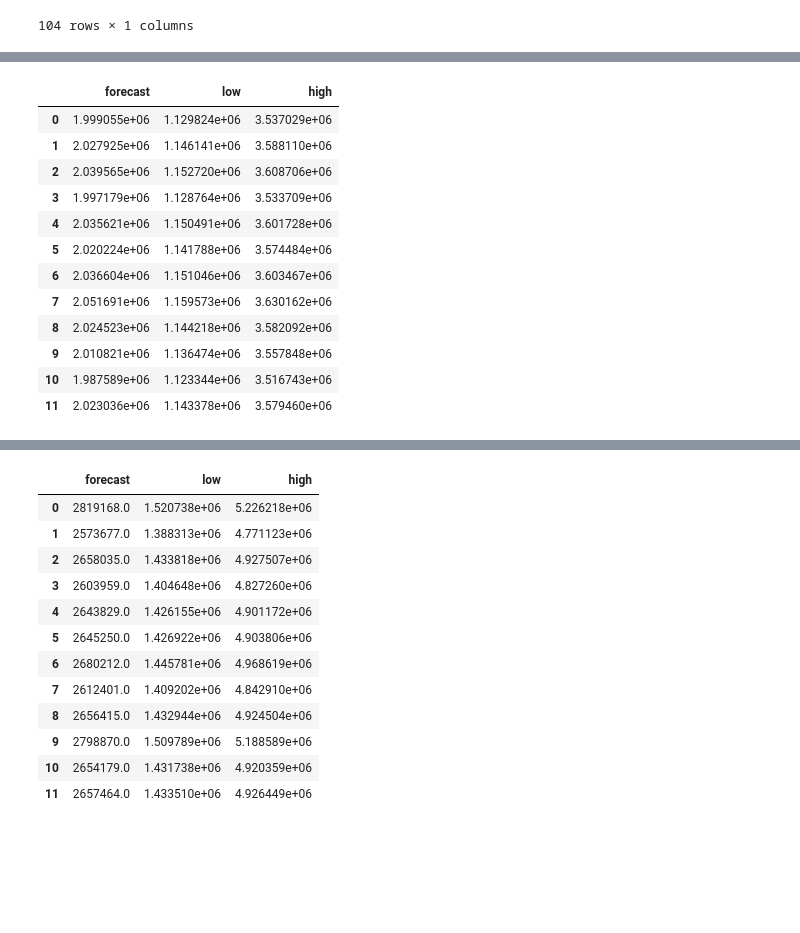
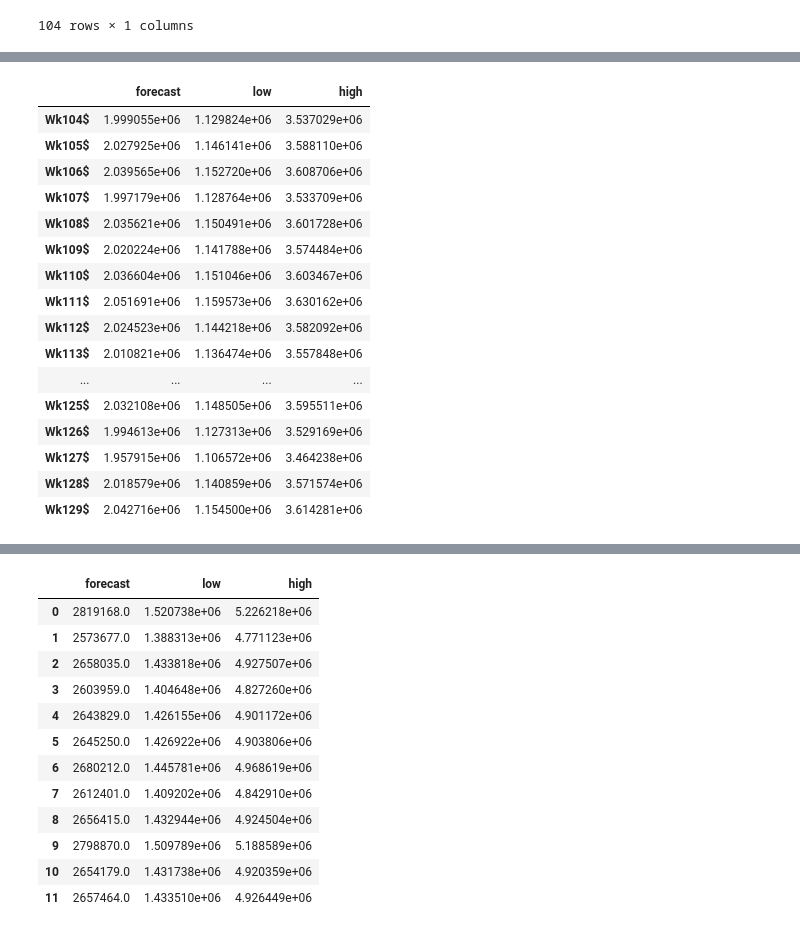
Before and after one commit to axpinkerton/various_kaggle, a Jupyter notebook: retail.ipynb, the cells around one changed output, grey strips where cells are left out. Cells and saved outputs as stored; diff of their text form; code cells hidden in the pictures; blank space fills up the shorter version.

```diff
--- a/retail.ipynb
+++ b/retail.ipynb
@@ -103,7 +103,7 @@ SARIMAX Results
 Warnings:
 [1] Covariance matrix calculated using the outer product of gradients (complex-step).
 # %%
-res1=pd.DataFrame(s1_arim.predict(n_periods=12,return_conf_int=True,alpha=.25))
+res1=pd.DataFrame(s1_arim.predict(n_periods=26,return_conf_int=True,alpha=.25))
 res1=res1.T
 forecast1=res1
 forecast1.columns=['forecast','int']
@@ -115,18 +115,34 @@ for itm in forecast1['int']:
 forecast1['low']=low
 forecast1['high']=high
 forecast1.drop('int',axis=1,inplace=True)
-forecast1.applymap(np.exp)
+f1=forecast1.applymap(np.exp)
-# %% [output]
-|  | forecast | low | high |
-| 0 | 1.999055e+06 | 1.129824e+06 | 3.537029e+06 |
-| 1 | 2.027925e+06 | 1.146141e+06 | 3.588110e+06 |
-| 2 | 2.039565e+06 | 1.152720e+06 | 3.608706e+06 |
-| 3 | 1.997179e+06 | 1.128764e+06 | 3.533709e+06 |
-| 4 | 2.035621e+06 | 1.150491e+06 | 3.601728e+06 |
-| 5 | 2.020224e+06 | 1.141788e+06 | 3.574484e+06 |
-| 6 | 2.036604e+06 | 1.151046e+06 | 3.603467e+06 |
-| 7 | 2.051691e+06 | 1.159573e+06 | 3.630162e+06 |
-| 8 | 2.024523e+06 | 1.144218e+06 | 3.582092e+06 |
-| 9 | 2.010821e+06 | 1.136474e+06 | 3.557848e+06 |
-| 10 | 1.987589e+06 | 1.123344e+06 | 3.516743e+06 |
-| 11 | 2.023036e+06 | 1.143378e+06 | 3.579460e+06 |
+# %%
+s1_sum.iloc[:-2,:]
+
+lst_f1=[]
+for x in range(104,130):
+    lst_f1.append('Wk'+str(x)+'$')
+lst_f1
+f1.index=lst_f1
+f1
+f1_act=s1_sum.iloc[:-2,:]
+f1_act['actuals'].nlargest(5)
+f1
+# %% [output]
+|  | forecast | low | high |
+| Wk104$ | 1.999055e+06 | 1.129824e+06 | 3.537029e+06 |
+| Wk105$ | 2.027925e+06 | 1.146141e+06 | 3.588110e+06 |
+| Wk106$ | 2.039565e+06 | 1.152720e+06 | 3.608706e+06 |
+| Wk107$ | 1.997179e+06 | 1.128764e+06 | 3.533709e+06 |
+| Wk108$ | 2.035621e+06 | 1.150491e+06 | 3.601728e+06 |
+| Wk109$ | 2.020224e+06 | 1.141788e+06 | 3.574484e+06 |
+| Wk110$ | 2.036604e+06 | 1.151046e+06 | 3.603467e+06 |
+| Wk111$ | 2.051691e+06 | 1.159573e+06 | 3.630162e+06 |
+| Wk112$ | 2.024523e+06 | 1.144218e+06 | 3.582092e+06 |
+| Wk113$ | 2.010821e+06 | 1.136474e+06 | 3.557848e+06 |
+| ... | ... | ... | ... |
+| Wk125$ | 2.032108e+06 | 1.148505e+06 | 3.595511e+06 |
+| Wk126$ | 1.994613e+06 | 1.127313e+06 | 3.529169e+06 |
+| Wk127$ | 1.957915e+06 | 1.106572e+06 | 3.464238e+06 |
+| Wk128$ | 2.018579e+06 | 1.140859e+06 | 3.571574e+06 |
+| Wk129$ | 2.042716e+06 | 1.154500e+06 | 3.614281e+06 |
```
Also changed, not shown: parts of 8 cells of this notebook, 3 other files.
